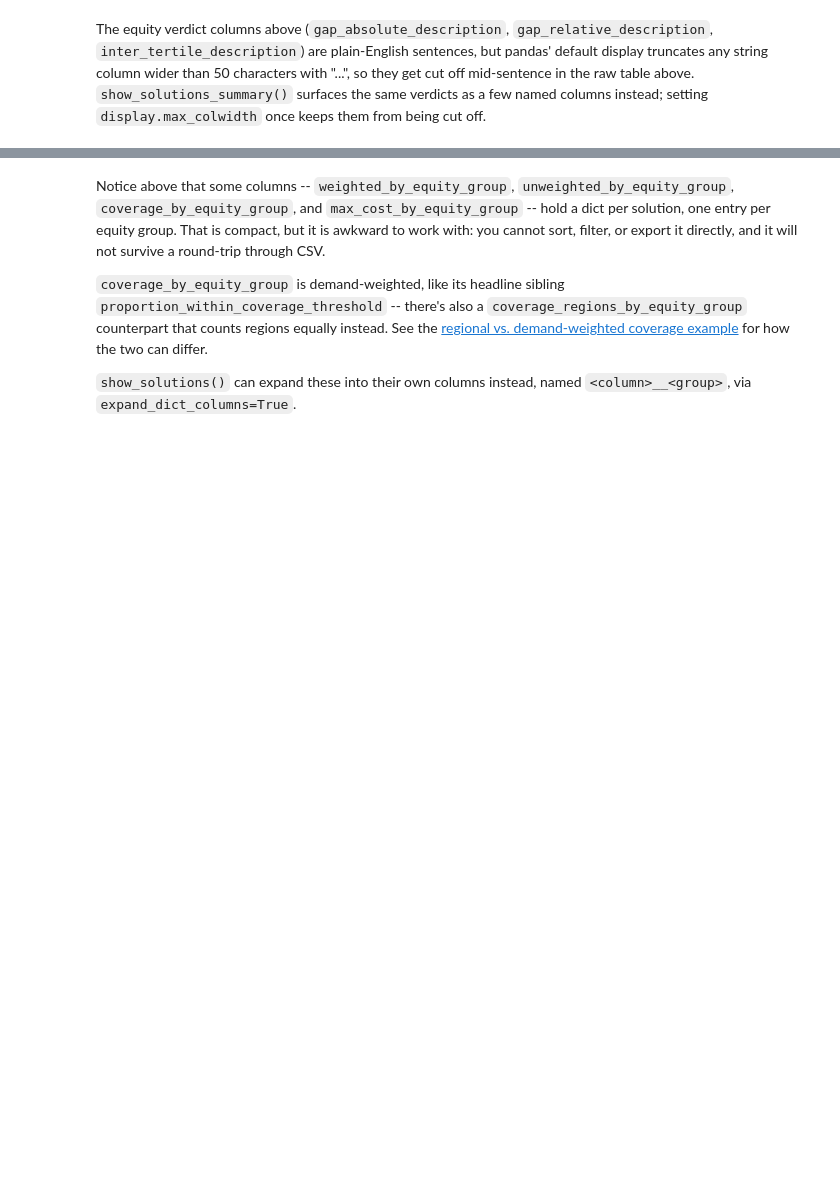
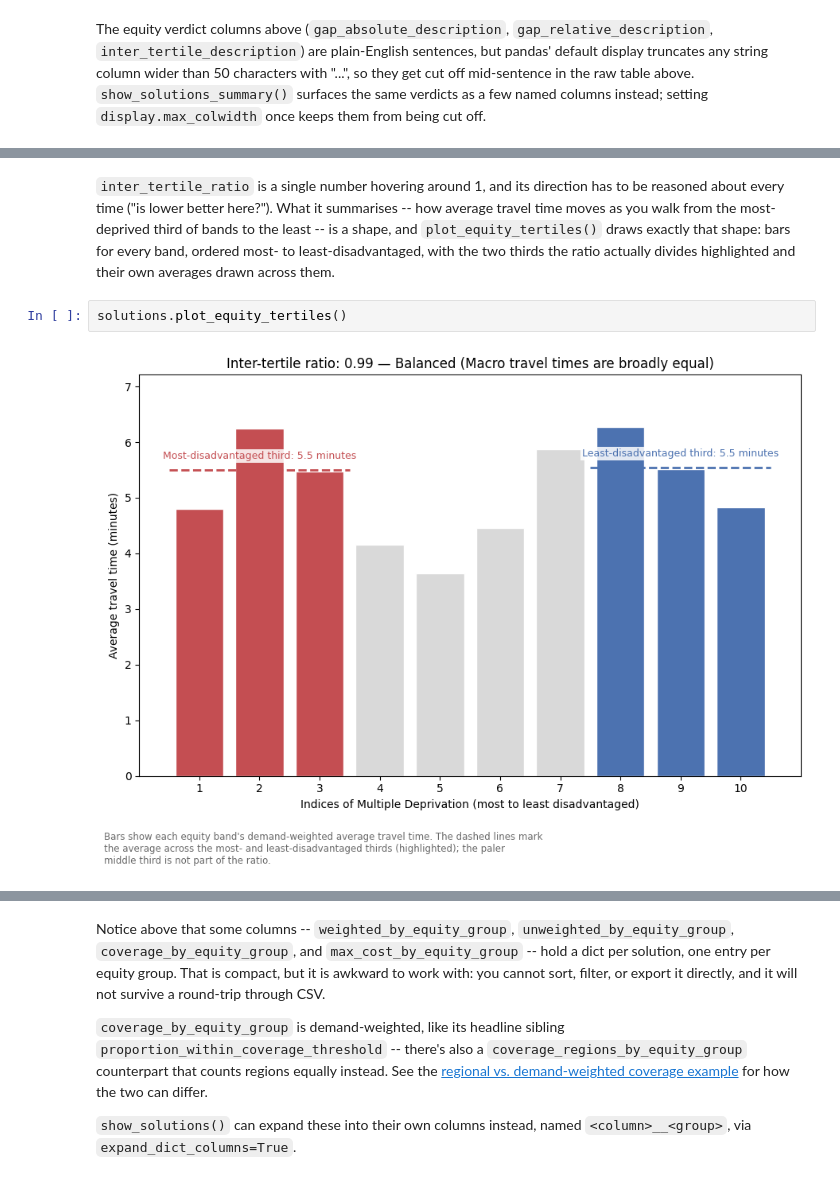
Before and after one commit to hsma-tools/lokigi, a Jupyter notebook: examples/location/equity/index.ipynb, the cells around one changed output, grey strips where cells are left out. Saved outputs shown, nothing was run; the diff lists cells and outputs as text; blank space fills up the shorter version.

```diff
--- a/examples/location/equity/index.ipynb
+++ b/examples/location/equity/index.ipynb
@@ -171,3 +171,9 @@ solutions.show_solutions_summary()[[
 | 12 | 5.5 | Significant Disparity (Worst grou... | Highly Inequitable (Most deprived... |
 | 13 | 5.7 | Significant Disparity (Worst grou... | Highly Inequitable (Most deprived... |
 | 14 | 5.3 | Significant Disparity (Worst grou... | Highly Inequitable (Most deprived... |
+# %% [markdown]
+`inter_tertile_ratio` is a single number hovering around 1, and its direction has to be reasoned about every time ("is lower better here?"). What it summarises -- how average travel time moves as you walk from the most-deprived third of bands to the least -- is a shape, and `plot_equity_tertiles()` draws exactly that shape: bars for every band, ordered most- to least-disadvantaged, with the two thirds the ratio actually divides highlighted and their own averages drawn across them.
+# %%
+solutions.plot_equity_tertiles()
+# %% [output]
+[figure, added]
```
Also changed, not shown: parts of 3 cells of this notebook, 5 other files.
